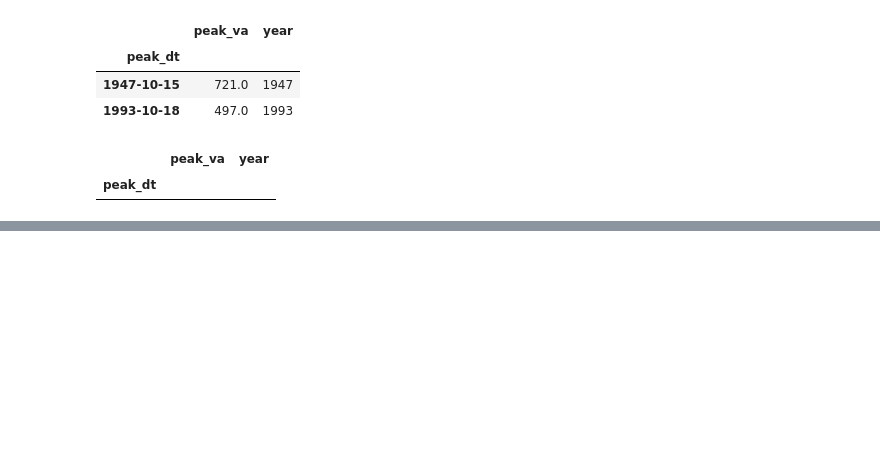
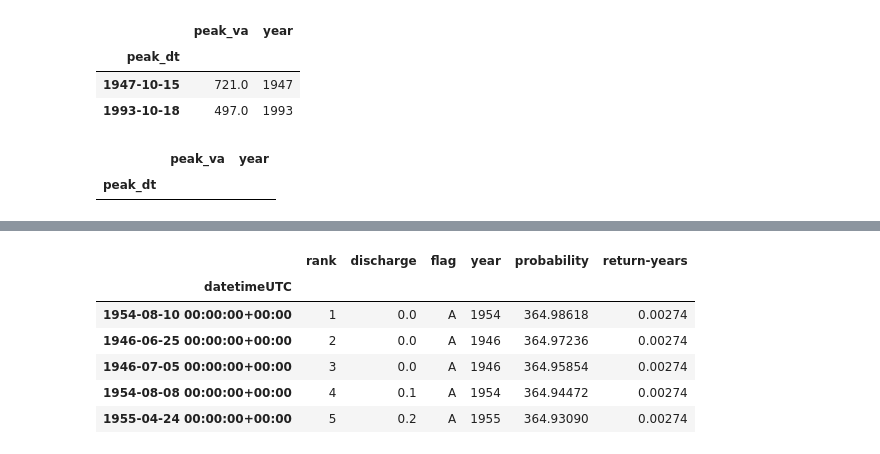
Before and after one commit to lrhf97/earth-analytics, a Jupyter notebook: flood_returns_probability.ipynb, the cells around one changed output, grey strips where cells are left out. Saved outputs shown, nothing was run; the diff lists cells and outputs as text; code cells hidden in the pictures; blank space fills up the shorter version.

```diff
--- a/flood_returns_probability.ipynb
+++ b/flood_returns_probability.ipynb
@@ -218,0 +313,10 @@ plt.show()
+# %%
+longmont_prob.head()
+# %% [output]
+|  | rank | discharge | flag | year | probability | return-years |
+| datetimeUTC |  |  |  |  |  |  |
+| 1954-08-10 00:00:00+00:00 | 1 | 0.0 | A | 1954 | 364.98618 | 0.00274 |
+| 1946-06-25 00:00:00+00:00 | 2 | 0.0 | A | 1946 | 364.97236 | 0.00274 |
+| 1946-07-05 00:00:00+00:00 | 3 | 0.0 | A | 1946 | 364.95854 | 0.00274 |
+| 1954-08-08 00:00:00+00:00 | 4 | 0.1 | A | 1954 | 364.94472 | 0.00274 |
+| 1955-04-24 00:00:00+00:00 | 5 | 0.2 | A | 1955 | 364.93090 | 0.00274 |
```
Also changed, not shown: parts of 9 cells of this notebook.
